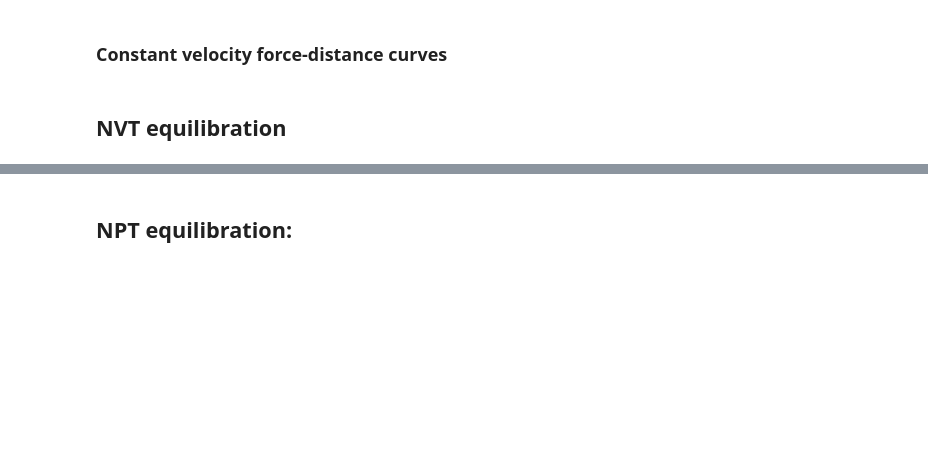
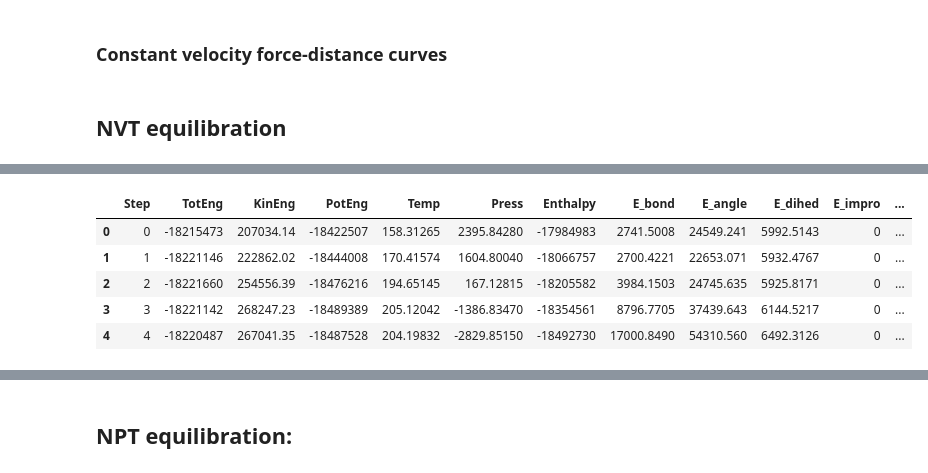
Before and after one commit to jotelha/jlhphd, a Jupyter notebook: ipynb/postp/20190612_afm_force_distance_curves_25Ang.ipynb, the cells around one changed output, grey strips where cells are left out. Saved outputs shown, nothing was run; the diff lists cells and outputs as text; code cells hidden in the pictures; blank space fills up the shorter version.

```diff
--- a/ipynb/postp/20190612_afm_force_distance_curves_25Ang.ipynb
+++ b/ipynb/postp/20190612_afm_force_distance_curves_25Ang.ipynb
@@ -370,0 +378,9 @@ for i, d in enumerate(thermoData):
+# %%
+thermo_df.head()
+# %% [output]
+|  | Step | TotEng | KinEng | PotEng | Temp | Press | Enthalpy | E_bond | E_angle | E_dihed | E_impro | ... |
+| 0 | 0 | -18215473 | 207034.14 | -18422507 | 158.31265 | 2395.84280 | -17984983 | 2741.5008 | 24549.241 | 5992.5143 | 0 | ... |
+| 1 | 1 | -18221146 | 222862.02 | -18444008 | 170.41574 | 1604.80040 | -18066757 | 2700.4221 | 22653.071 | 5932.4767 | 0 | ... |
+| 2 | 2 | -18221660 | 254556.39 | -18476216 | 194.65145 | 167.12815 | -18205582 | 3984.1503 | 24745.635 | 5925.8171 | 0 | ... |
+| 3 | 3 | -18221142 | 268247.23 | -18489389 | 205.12042 | -1386.83470 | -18354561 | 8796.7705 | 37439.643 | 6144.5217 | 0 | ... |
+| 4 | 4 | -18220487 | 267041.35 | -18487528 | 204.19832 | -2829.85150 | -18492730 | 17000.8490 | 54310.560 | 6492.3126 | 0 | ... |
```
Also changed, not shown: parts of 13 cells of this notebook, 13 other files.
